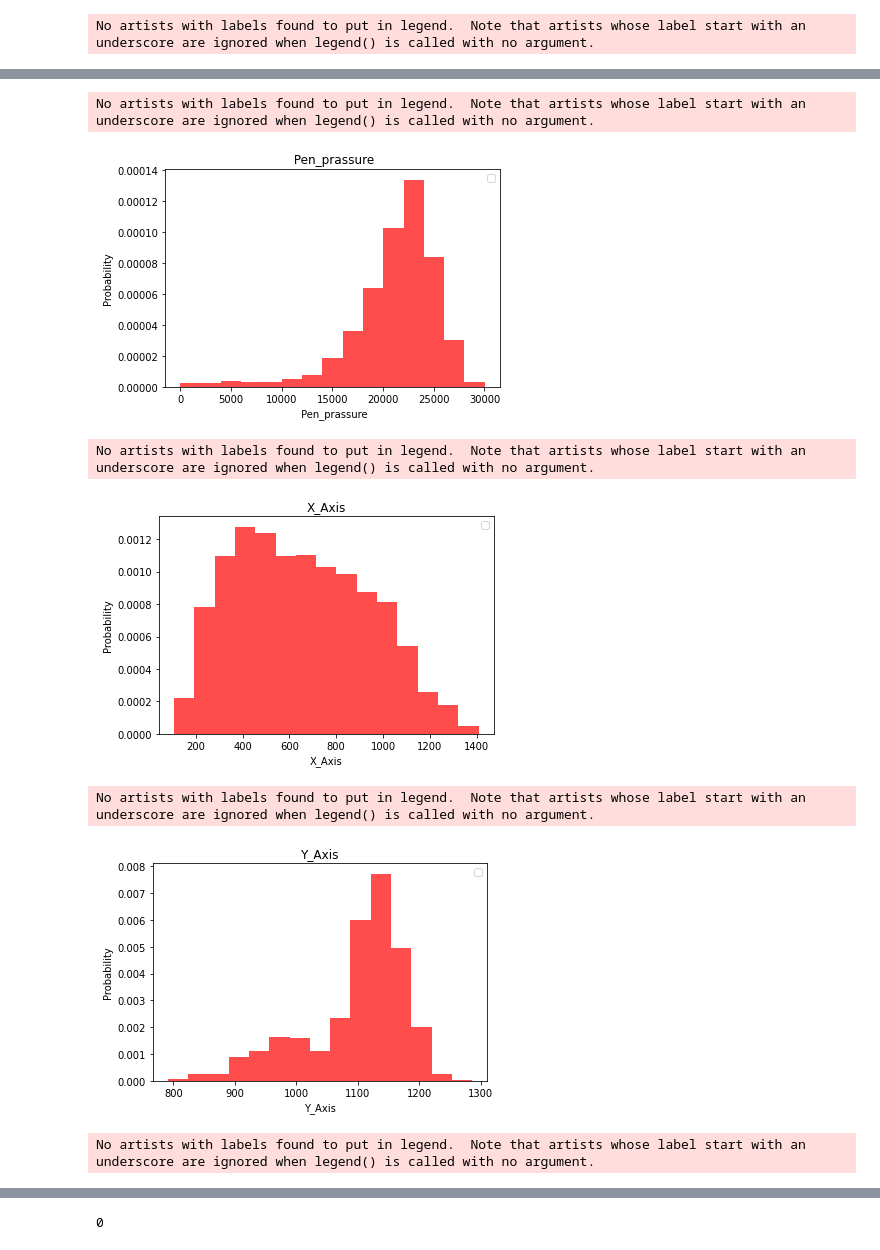
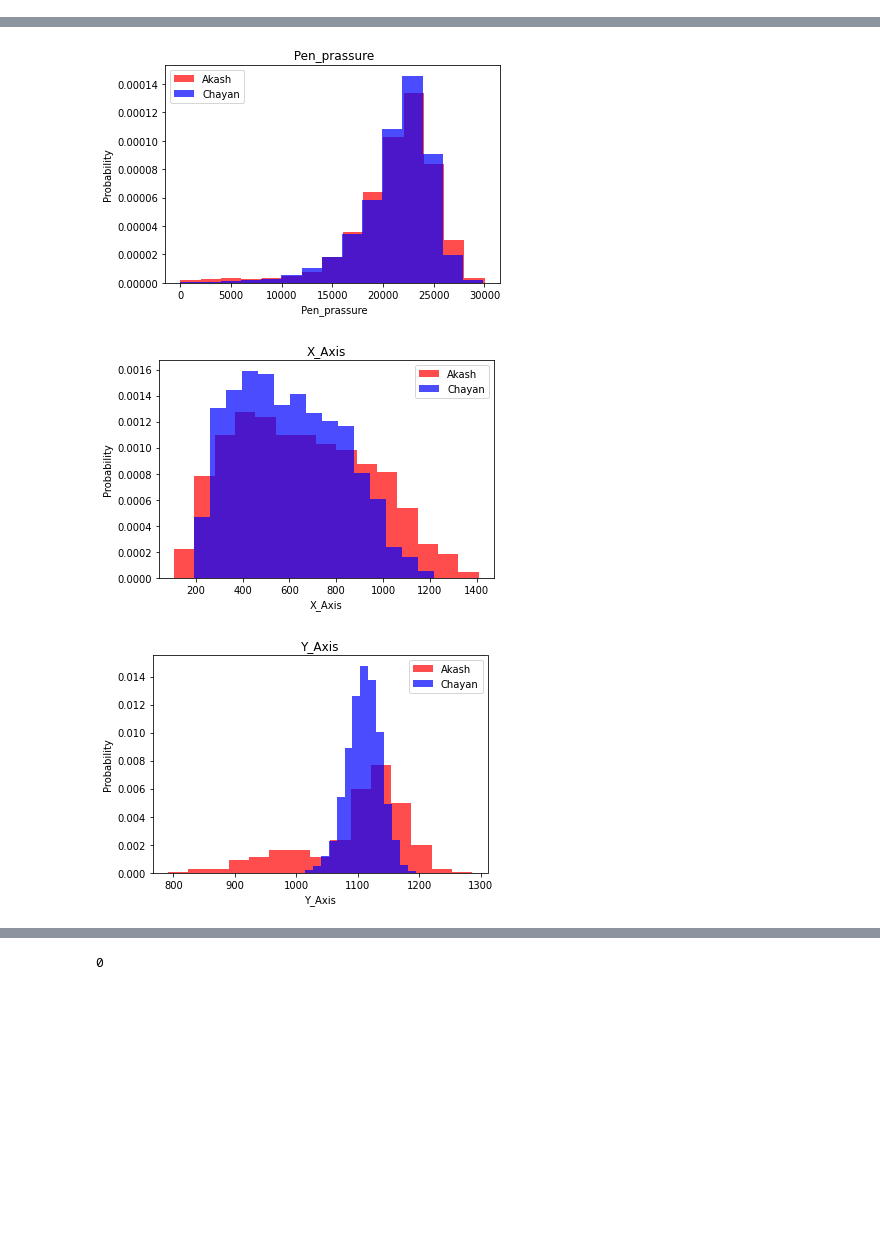
Before and after one commit to Sohan817/Thesis, a Jupyter notebook: HandWritten.ipynb, the cells around one changed output, grey strips where cells are left out. Drawn from its saved outputs; the diff is of its cells as text; code cells hidden in the pictures; blank space fills up the shorter version.

Commit message:
Chayan Data Processed

```diff
--- a/HandWritten.ipynb
+++ b/HandWritten.ipynb
@@ -206 +352,3 @@ akash_data = np.append(df, df_y, axis=1)
+# %%
+chayan_df_y = chayan_df_y.reshape(30571, 1)
 # %%
@@ -209,0 +370,2 @@ akash_data.shape
+# %%
+chayan_data = np.append(chayan_df, chayan_df_y, axis=1)
@@ -210 +386,3 @@ akash_data.shape
+# %%
+df_1=np.vstack((akash_data,chayan_data))
 # %%
@@ -220,13 +392,13 @@ array([[ 3384.91, 18184.  ,   275.  , ...,   155.  ,   410.  ,     0.  ],
 # %%
-akash_data_df = pd.DataFrame(akash_data, columns = ['Time',' Pen_prassure','X_Axis','Y_Axis','Horaizontal_Angle','Verticle_Angle','output'])
+df = pd.DataFrame(df_1, columns = ['Time',' Pen_prassure','X_Axis','Y_Axis','Horaizontal_Angle','Verticle_Angle','output'])
 # %%
-for i in range(len(akash_data_df.columns[:-1])):
-  label = akash_data_df.columns[i]
-  plt.hist(akash_data_df[akash_data_df['output']==0][label], color='red', alpha=0.7, density=True, bins=15)
+for i in range(len(df.columns[:-1])):
+  label = df.columns[i]
+  plt.hist(df[df['output']==0][label], color='red',  label="Akash", alpha=0.7, density=True, bins=15)
+  plt.hist(df[df['output']==1][label], color='blue',  label="Chayan",alpha=0.7, density=True, bins=15)
   plt.title(label)
   plt.ylabel("Probability")
   plt.xlabel(label)
   plt.legend()
   plt.show()
 # %% [output]
-No artists with labels found to put in legend.  Note that artists whose label start with an underscore are ignored when legend() is called with no argument.
@@ -234,7 +406,3 @@ No artists with labels found to put in legend.  Note that artists whose label st
-No artists with labels found to put in legend.  Note that artists whose label start with an underscore are ignored when legend() is called with no argument.
-[figure, old version]
+[figure, new version]
-No artists with labels found to put in legend.  Note that artists whose label start with an underscore are ignored when legend() is called with no argument.
-[figure, old version]
+[figure, new version]
-No artists with labels found to put in legend.  Note that artists whose label start with an underscore are ignored when legend() is called with no argument.
-[figure, old version]
+[figure, new version]
-No artists with labels found to put in legend.  Note that artists whose label start with an underscore are ignored when legend() is called with no argument.
```
Also changed, not shown: parts of 79 cells of this notebook.
